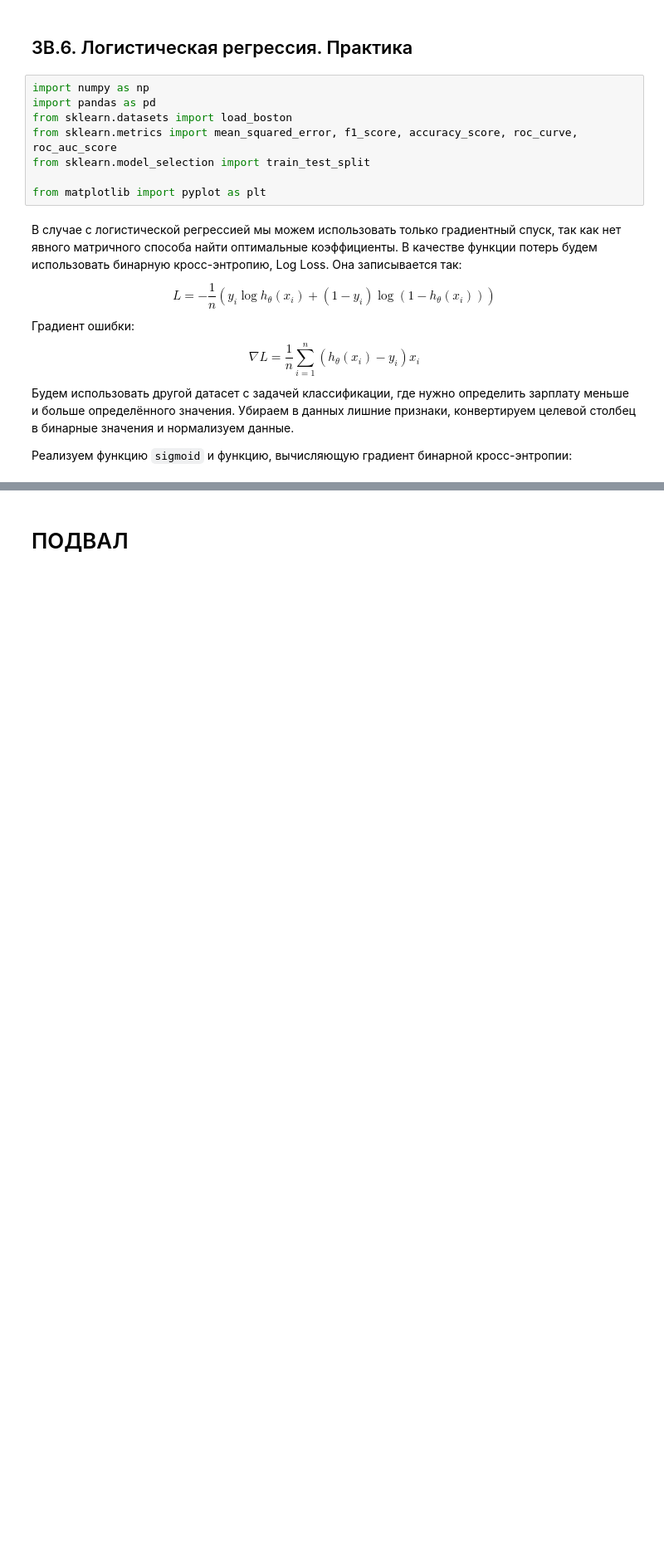
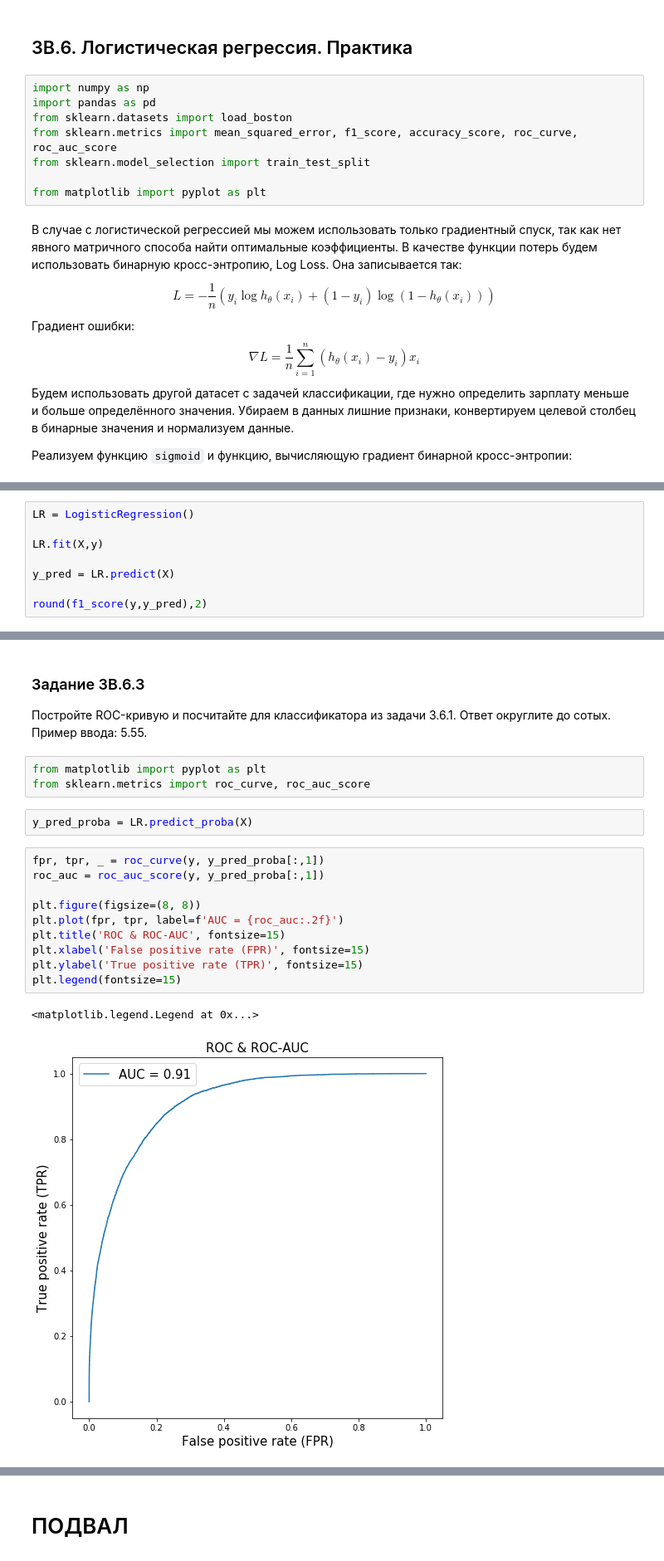
Before and after one commit to Urusut/IvanovDmitryV, a Jupyter notebook: Unit_5/Draft_ML_3B.ipynb, the cells around one changed output, grey strips where cells are left out. Shown at 83% size. Saved outputs shown, nothing was run; the diff lists cells and outputs as text; blank space fills up the shorter version.

```diff
--- a/Unit_5/Draft_ML_3B.ipynb
+++ b/Unit_5/Draft_ML_3B.ipynb
@@ -210,0 +309,8 @@ $$\nabla L=\frac{1}{n}\sum_{i=1}^{n}{(h_{\theta}(x_i)-y_i)x_i}$$
+# %%
+LR = LogisticRegression()
+
+LR.fit(X,y)
+
+y_pred = LR.predict(X)
+
+round(f1_score(y,y_pred),2)
@@ -210,0 +339,22 @@ $$\nabla L=\frac{1}{n}\sum_{i=1}^{n}{(h_{\theta}(x_i)-y_i)x_i}$$
+# %% [markdown]
+### Задание 3B.6.3
+Постройте ROC-кривую и посчитайте  для классификатора из задачи 3.6.1.
+Ответ округлите до сотых. Пример ввода: 5.55.
+# %%
+from matplotlib import pyplot as plt
+from sklearn.metrics import roc_curve, roc_auc_score
+# %%
+y_pred_proba = LR.predict_proba(X)
+# %%
+fpr, tpr, _ = roc_curve(y, y_pred_proba[:,1])
+roc_auc = roc_auc_score(y, y_pred_proba[:,1])
+
+plt.figure(figsize=(8, 8))
+plt.plot(fpr, tpr, label=f'AUC = {roc_auc:.2f}')
+plt.title('ROC & ROC-AUC', fontsize=15)
+plt.xlabel('False positive rate (FPR)', fontsize=15)
+plt.ylabel('True positive rate (TPR)', fontsize=15)
+plt.legend(fontsize=15)
+# %% [output]
+<matplotlib.legend.Legend at 0x...>
+[figure, added]
```
Also changed, not shown: parts of 25 cells of this notebook.
